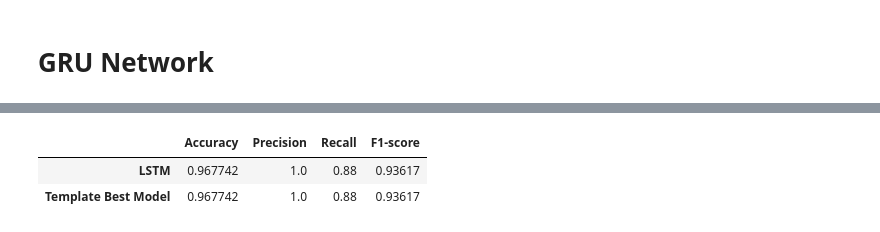
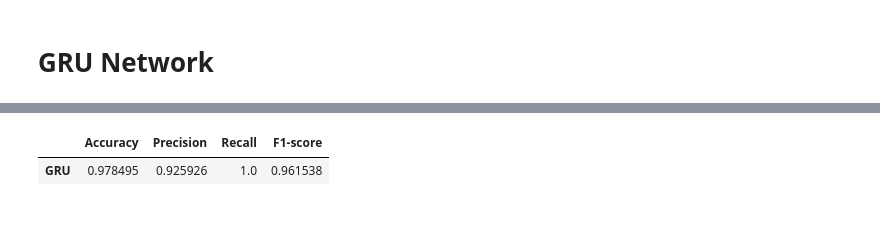
Before and after one commit to FuseII/intelligent_systems, a Jupyter notebook: lab_13_16/RNN_LSTM_GRU.ipynb, the cells around one changed output, grey strips where cells are left out. Cells and saved outputs as stored; diff of their text form; code cells hidden in the pictures.

```diff
--- a/lab_13_16/RNN_LSTM_GRU.ipynb
+++ b/lab_13_16/RNN_LSTM_GRU.ipynb
@@ -751,10 +749,8 @@ Precision:  1.0
 # %%
 results_df = pd.DataFrame([[scores_test[1],precision_test,recall_test,f1_test]],
                          columns = ['Accuracy', 'Precision', 'Recall', 'F1-score'],
-                         index = ['LSTM',
-                                 'Template Best Model'])
+                         index = ['GRU'])
 results_df
 # %% [output]
 |  | Accuracy | Precision | Recall | F1-score |
-| LSTM | 0.967742 | 1.0 | 0.88 | 0.93617 |
-| Template Best Model | 0.967742 | 1.0 | 0.88 | 0.93617 |
+| GRU | 0.978495 | 0.925926 | 1.0 | 0.961538 |
```
Also changed, not shown: parts of 44 cells of this notebook, 2 other files.
